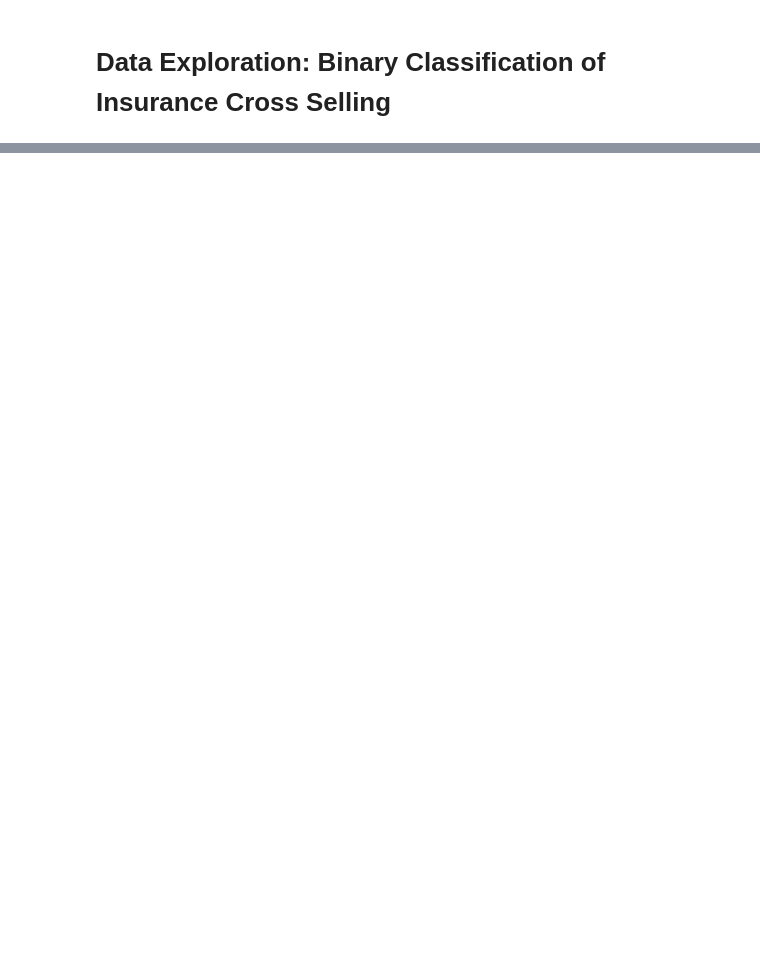
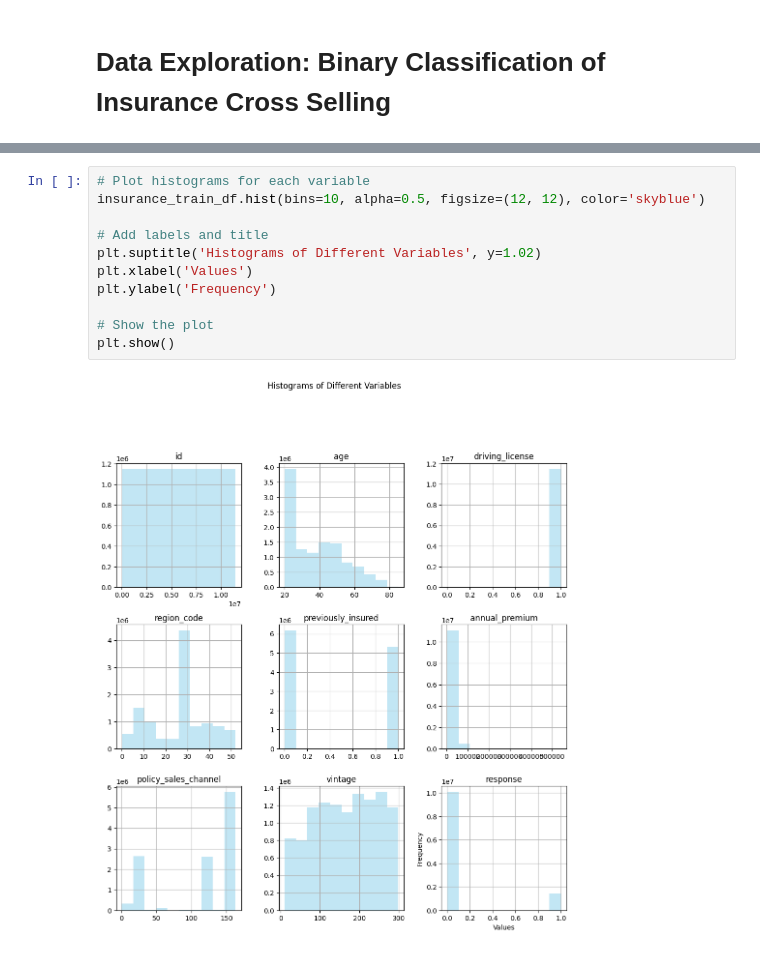
Before and after one commit to miguelazue/insurance-cross-selling, a Jupyter notebook: data_exploration.ipynb, the cells around one changed output, grey strips where cells are left out. Drawn from its saved outputs; the diff is of its cells as text; blank space fills up the shorter version.

```diff
--- a/data_exploration.ipynb
+++ b/data_exploration.ipynb
@@ -16,0 +68,13 @@ insurance_train_df.head()
+# %%
+# Plot histograms for each variable
+insurance_train_df.hist(bins=10, alpha=0.5, figsize=(12, 12), color='skyblue')
+
+# Add labels and title
+plt.suptitle('Histograms of Different Variables', y=1.02)
+plt.xlabel('Values')
+plt.ylabel('Frequency')
+
+# Show the plot
+plt.show()
+# %% [output]
+[figure, added]
```
Also changed, not shown: parts of 13 cells of this notebook, 1 other file.
